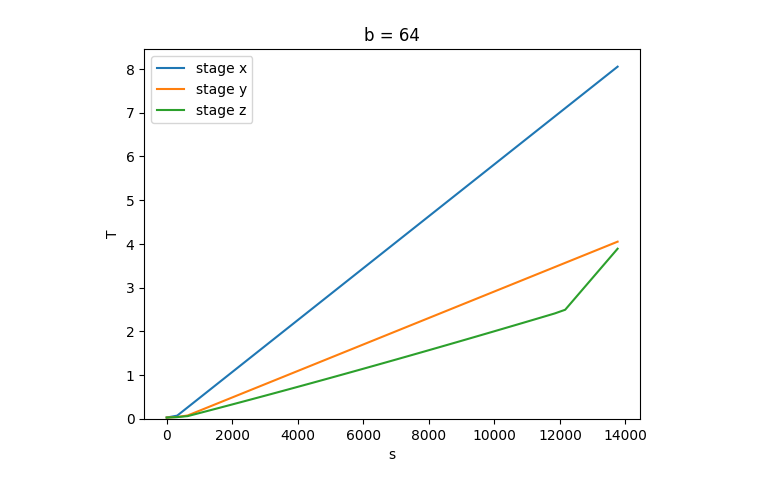
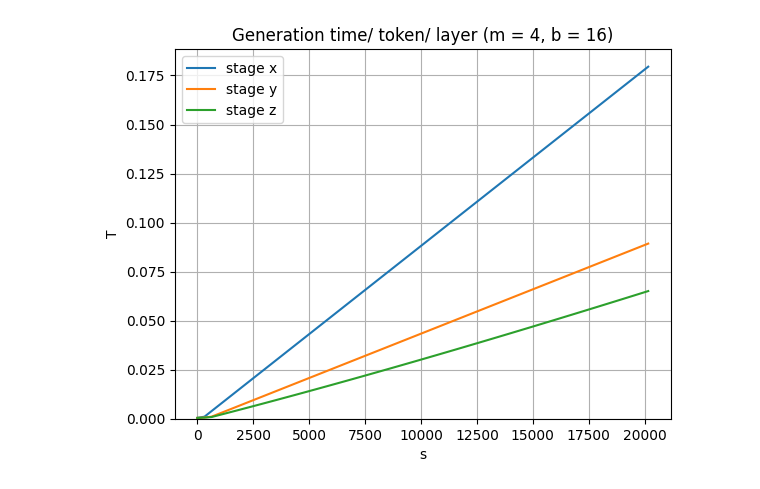
Before and after one commit to Relaxed-System-Lab/FlexGen, a Jupyter notebook: lp/stage-xyz.ipynb, the cells around one changed output. Saved outputs shown, nothing was run; the diff lists cells and outputs as text; code cells hidden in the pictures.

Commit message:
add xyz ratio plots

```diff
--- a/lp/stage-xyz.ipynb
+++ b/lp/stage-xyz.ipynb
@@ -41,7 +39,11 @@ class AttrDict(dict):
         super().__init__(*args, **kwargs)
         self.__dict__ = self
 # %%
-def lp(b, s, stage='z', verbose=False):
+
+m = 4 # minibatch num
+def lp(b, s, stage='z', verbose=False, debug=False):
+    # b: minibatch size, s: seq len
+
     assert stage in ['x', 'y', 'z']
 
     prob = pulp.LpProblem(name='SARecomp', sense=pulp.LpMinimize)
@@ -115,25 +117,29 @@ def lp(b, s, stage='z', verbose=False):
     prob += (T_ovl >= T_comp)
 
     # mem cap constraints
+
+    # home memory (of all minibatches and layers)
     G_home = pulp.LpVariable('G_home', 0)
     C_home = pulp.LpVariable('C_home', 0)
     D_home = pulp.LpVariable('D_home', 0)
-    prob += G_home == l * (12 * h ** 2 * pwg + 2 * b * s * h * pxg + b * s * h * pyg) * B_type
-    prob += C_home == l * (12 * h ** 2 * pwc + 2 * b * s * h * pxc + b * s * h * pyc) * B_type
-    prob += D_home == l * (12 * h ** 2 * pwd + 2 * b * s * h * pxd + b * s * h * pyd) * B_type
+    prob += G_home == l * (12 * h ** 2 * pwg + m * 2 * b * s * h * pxg + m * b * s * h * pyg) * B_type
+    prob += C_home == l * (12 * h ** 2 * pwc + m * 2 * b * s * h * pxc + m * b * s * h * pyc) * B_type
+    prob += D_home == l * (12 * h ** 2 * pwd + m * 2 * b * s * h * pxd + m * b * s * h * pyd) * B_type
 
+    # working memory (of a layer)
     G_tmp1 = pulp.LpVariable('G_tmp1', 0)
     G_tmp2 = pulp.LpVariable('G_tmp2', 0)
-    prob += G_tmp1 == (2 * b * s * h + b * (z + 1) * h) * B_type # KV fully loaded in GPU
-    # prob += G_tmp1 == (0 * b * s * h + b * z * h) * B_type # KV not fully loaded in GPU
-    prob += G_tmp2 == 4 * b * (z + 1) * h * B_type # ffn hidden
+    G_tmpz = pulp.LpVariable('G_tmpz', 0)
+    prob += G_tmp1 == (2 * b * s * h) * B_type # KV (of a minibatch)
+    prob += G_tmp2 == (4 * b * (z + 1) * h) * B_type # ffn hidden (of a minibatch)
+    prob += G_tmpz == (m * b * (z + 1) * h) * B_type # recomputed actvs (of all minibatches)
 
     G_tmp = pulp.LpVariable('G_tmp', 0)
-    prob += (G_tmp >= G_tmp1)
-    prob += (G_tmp >= G_tmp2)
+    prob += (G_tmp >= G_tmp1 + G_tmpz)
+    prob += (G_tmp >= G_tmp2 + G_tmpz)
 
-    C_tmp = pulp.LpVariable('C_tmp', 0) # load from disk
-    prob += C_tmp == 1 * (12 * h ** 2 * pwd + 2 * b * s * h * pxd + b * s * h * pyd) * B_type
+    C_tmp = pulp.LpVariable('C_tmp', 0) # load from disk for each minibatch
+    prob += C_tmp == 1 * (12/m * h ** 2 * pwd + 2 * b * s * h * pxd + b * s * h * pyd) * B_type
 
     prob += (G_home + G_tmp <= MemCap.gmem)
     prob += (C_home + C_tmp <= MemCap.cmem)
@@ -154,21 +160,21 @@ def lp(b, s, stage='z', verbose=False):
     out.z = z.value()
     out.Ts = [t.value() for t in [T_c2g, T_g2c, T_d2c, T_c2d, T_comp]]
 
-    out.comp_debug = comp.value() / FLOPS.mm[B_type]
-    out.T_comp = T_comp.value()
+    if debug:
+        out.comp_debug = comp.value() / FLOPS.mm[B_type]
+        out.T_comp = T_comp.value()
 
-    out.dm_c2g_debug = dm_c2g.value() * (B_type / Bandwidths.c2g)
-    out.T_c2g = T_c2g.value()
+        out.dm_c2g_debug = dm_c2g.value() * (B_type / Bandwidths.c2g)
+        out.T_c2g = T_c2g.value()
 
-    out.dm_g2c_debug = dm_g2c.value() * (B_type / Bandwidths.g2c)
-    out.T_g2c = T_g2c.value()
+        out.dm_g2c_debug = dm_g2c.value() * (B_type / Bandwidths.g2c)
+        out.T_g2c = T_g2c.value()
 
-    out.dm_d2c_debug = dm_d2c.value() * (B_type / Bandwidths.d2c)
-    out.T_d2c = T_d2c.value()
+        out.dm_d2c_debug = dm_d2c.value() * (B_type / Bandwidths.d2c)
+        out.T_d2c = T_d2c.value()
 
-    out.dm_c2d_debug = dm_c2d.value() * (B_type / Bandwidths.c2d)
-    out.T_c2d = T_c2d.value()
-
+        out.dm_c2d_debug = dm_c2d.value() * (B_type / Bandwidths.c2d)
+        out.T_c2d = T_c2d.value()
 
     out.pw = [x.value() for x in [pwg, pwc, pwd]]
     out.px = [x.value() for x in [pxg, pxc, pxd]]
@@ -178,13 +184,6 @@ def lp(b, s, stage='z', verbose=False):
     out.G_peak = (G_home.value() + G_tmp.value()) / GB
     out.C_peak = (C_home.value() + C_tmp.value()) / GB
     out.D_peak = (D_home.value() + 0) / GB
-
-
-    # print(out)
-    # return
-
-    # out.vars = [(v.name, v.varValue) for v in prob.variables()]
-
 
     if verbose:
         print(out)
@@ -209,13 +208,26 @@ for b in [1, 16, 64, 128, 256, 512]:
         Oy.append(outy)
         Oz.append(outz)
 
-    plt.plot(ss, [o.T if o.status == 'Optimal' else None for o in Ox],  label='stage x')
-    plt.plot(ss, [o.T if o.status == 'Optimal' else None for o in Oy],  label='stage y')
-    plt.plot(ss, [o.T if o.status == 'Optimal' else None for o in Oz],  label='stage z')
+    plt.plot(ss, [o.T/b if o.status == 'Optimal' else None for o in Ox],  label='stage x')
+    plt.plot(ss, [o.T/b if o.status == 'Optimal' else None for o in Oy],  label='stage y')
+    plt.plot(ss, [o.T/b if o.status == 'Optimal' else None for o in Oz],  label='stage z')
     plt.xlabel('s')
     plt.ylabel('T')
     plt.legend()
-    plt.title(f"{b = }")
+    plt.grid()
+    plt.title(f"Generation time/ token/ layer ({m = }, {b = })")
     plt.gca().set_ylim(bottom=0)
     plt.show()
+
+    # plot x, y, z ratios
+    plt.plot(ss, [o.x/b/o.s if o.status == 'Optimal' and o.s else None for o in Oz],  label='x')
+    plt.plot(ss, [o.y/b/o.s if o.status == 'Optimal' and o.s else None for o in Oz],  label='y')
+    plt.plot(ss, [o.z/b/o.s if o.status == 'Optimal' and o.s else None for o in Oz],  label='z')
+    plt.xlabel('s')
+    plt.ylabel('ratios')
+    plt.legend()
+    plt.grid()
+    plt.title(f"x, y, z ({m = }, {b = })")
+    plt.gca().set_ylim(bottom=0)
+    plt.show()
 # %% [output]
@@ -224 +236 @@ for b in [1, 16, 64, 128, 256, 512]:
-[figure, old version]
+[figure, new version]
```
Also changed, not shown: parts of 3 cells of this notebook, 1 other file.
